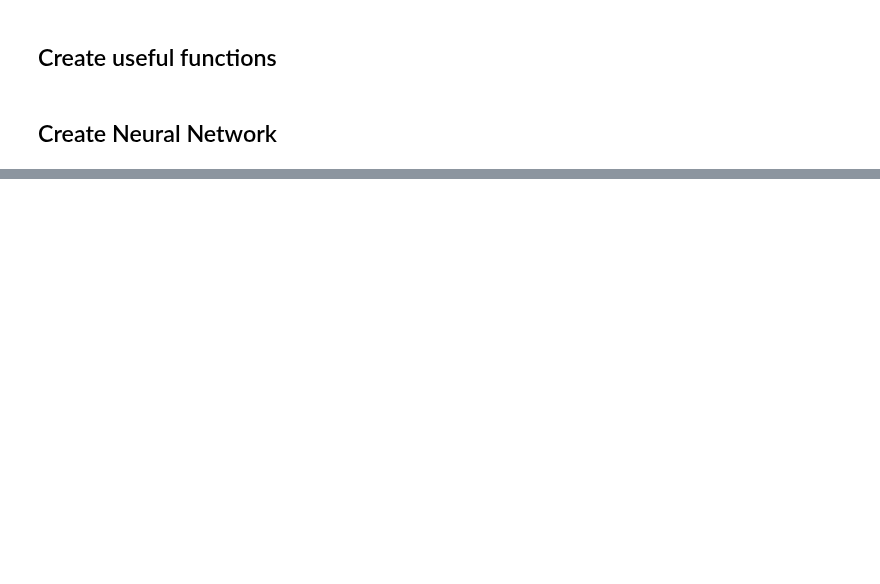
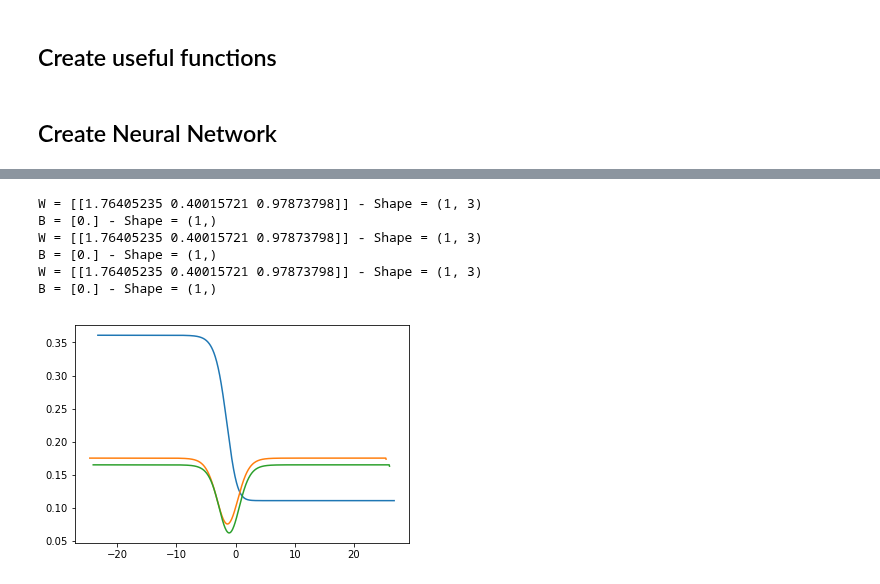
Before and after one commit to fiquinho/deep-learning-notes, a Jupyter notebook: simple_neural_networks/nn_1_node_numpy.ipynb, the cells around one changed output, grey strips where cells are left out. Saved outputs shown, nothing was run; the diff lists cells and outputs as text; code cells hidden in the pictures; blank space fills up the shorter version.

```diff
--- a/simple_neural_networks/nn_1_node_numpy.ipynb
+++ b/simple_neural_networks/nn_1_node_numpy.ipynb
@@ -74,4 +139,5 @@ class FullyConnected():
 # %%
-fully_connected_1 = FullyConnected(inputs=3, neurons=1, activation=sigmoid)
+np.random.seed(0)
+fully_connected_1 = FullyConnected(inputs=3, neurons=1)
 fully_connected_1.print_values()
 # %% [output]
@@ -79,4 +145,4 @@ W = [[ 0.3130677  -0.85409574 -2.55298982]] - Shape = (1, 3)
 B = [0.] - Shape = (1,)
 # %%
-fully_connected_1.forward_pass(inputs=X, print_values=True)
+output = fully_connected_1.forward_pass(inputs=X, print_values=True)
 # %% [output]
@@ -92,0 +155,3 @@ cost
+# %%
+loss = loss_function(y, output)
+loss
@@ -92,0 +206,36 @@ cost
+# %%
+np.random.seed(0)
+fully_connected_1 = FullyConnected(inputs=3, neurons=1)
+for i in range(len(fully_connected_1.weights[0])):
+
+    np.random.seed(0)
+    fully_connected_1 = FullyConnected(inputs=3, neurons=1)
+    fully_connected_1.print_values()
+
+    w_range = 50
+    w_points = 1000
+    w_min = fully_connected_1.weights[0][i] - w_range / 2
+    w_max = fully_connected_1.weights[0][i] + w_range / 2
+    w_values = []
+    loss_values = []
+    for j in range(w_points):
+        w_values.append(w_min + w_range * j / w_points)
+        fully_connected_1.weights[0][i] = w_min + w_range * j / w_points
+        output = fully_connected_1.forward_pass(inputs=X)
+        loss = loss_function(y, output)
+        loss_values.append(np.sum(loss) / len(output[0]))
+
+    w_values.append(w_max)
+    fully_connected_1.weights[0][0] = w_max
+    output = fully_connected_1.forward_pass(inputs=X)
+    loss = loss_function(y, output)
+    loss_values.append(np.sum(loss) / len(output[0]))
+    plt.plot(w_values, loss_values)
+# %% [output]
+W = [[1.76405235 0.40015721 0.97873798]] - Shape = (1, 3)
+B = [0.] - Shape = (1,)
+W = [[1.76405235 0.40015721 0.97873798]] - Shape = (1, 3)
+B = [0.] - Shape = (1,)
+W = [[1.76405235 0.40015721 0.97873798]] - Shape = (1, 3)
+B = [0.] - Shape = (1,)
+[figure, added]
```
Also changed, not shown: parts of 17 cells of this notebook, 1 other file.
